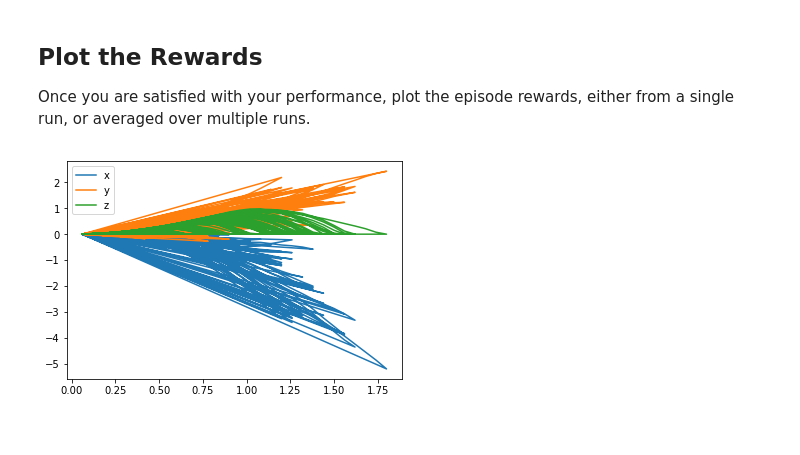
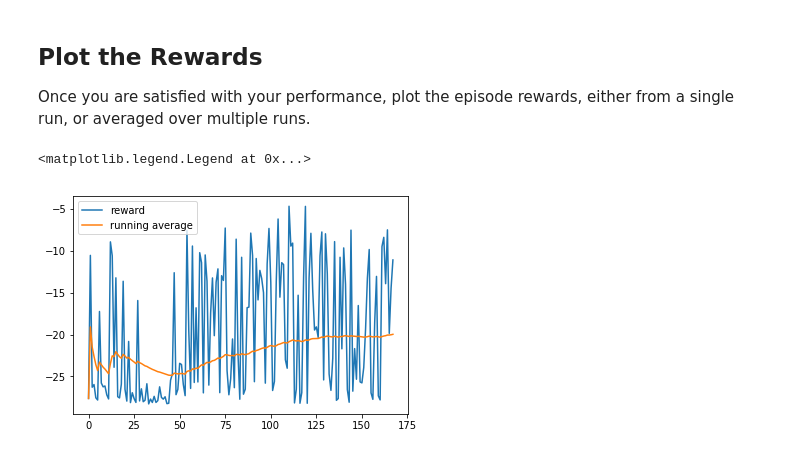
Before and after one commit to xuebai1990/Quadcopter-ReinforcementLearening, a Jupyter notebook: Quadcopter_Project.ipynb, the cells around one changed output. Drawn from its saved outputs; the diff is of its cells as text; code cells hidden in the pictures.

```diff
--- a/Quadcopter_Project.ipynb
+++ b/Quadcopter_Project.ipynb
@@ -247,16 +247,19 @@ ValueError: Variable train/bn1/beta already exists, disallowed. Did you mean to
 Once you are satisfied with your performance, plot the episode rewards, either from a single run, or averaged over multiple runs.
 # %%
 ## TODO: Plot the rewards.
+import numpy as np
 import pandas as pd
 import matplotlib.pyplot as plt
 %matplotlib inline
 
-results = pd.read_csv('physical_info.csv')
+reward = pd.read_csv('reward.dat')
+running_average = np.zeros(reward['reward'].shape)
+for i in range(running_average.shape[0]):
+    running_average[i] = np.average(reward['reward'][:i+1])
 
-plt.plot(results['time'], results['x'], label='x')
-plt.plot(results['time'], results['y'], label='y')
-plt.plot(results['time'], results['z'], label='z')
+plt.plot(reward['reward'], label='reward')
+plt.plot(running_average, label='running average')
 plt.legend()
-_ = plt.ylim()
 # %% [output]
+<matplotlib.legend.Legend at 0x...>
-[figure, old version]
+[figure, new version]
```
Also changed, not shown: parts of 9 cells of this notebook.
